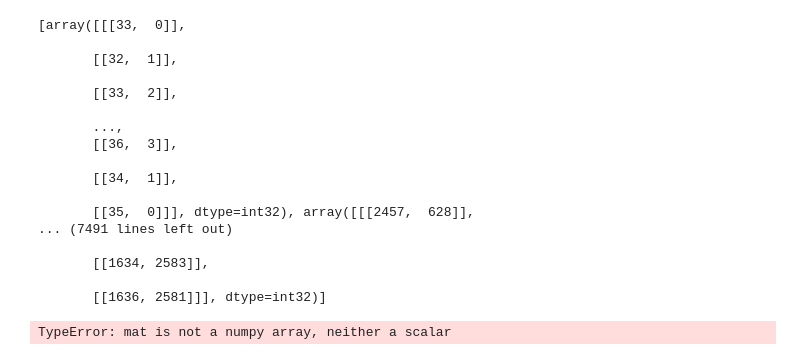
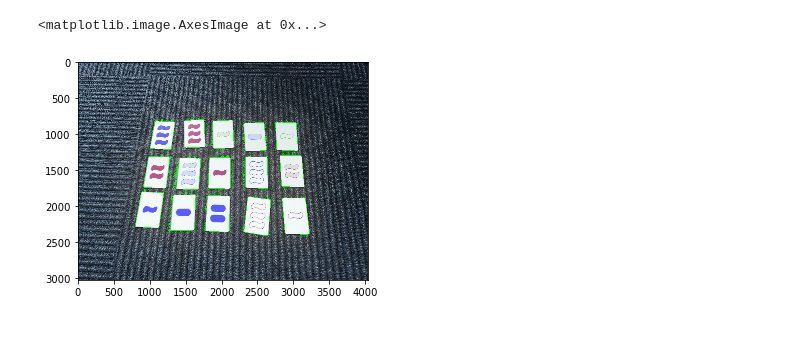
Before and after one commit to Anaisdg/OpenCV, a Jupyter notebook: Image Crop.ipynb, the cells around one changed output. Cells and saved outputs as stored; diff of their text form; code cells hidden in the pictures; blank space fills up the shorter version.

```diff
--- a/Image Crop.ipynb
+++ b/Image Crop.ipynb
@@ -76,27 +8,0 @@ ValueError: cannot reshape array of size 4 into shape (4,2)
-# %%
-img = cv2.imread('./IMG_1805.JPG',1)
-img2 = preprocess(img)
-img3 = getCards(img2)
-print(img3)
-cv2.imshow('image',img3)
-cv2.waitKey(0)
-cv2.destroyAllWindows()
-# %% [output]
-[array([[[33,  0]],
-
-       [[32,  1]],
-
-       [[33,  2]],
-
-       ...,
-       [[36,  3]],
-
-       [[34,  1]],
-
-       [[35,  0]]], dtype=int32), array([[[2457,  628]],
-... (7491 lines left out)
-
-       [[1634, 2583]],
-
-       [[1636, 2581]]], dtype=int32)]
-TypeError: mat is not a numpy array, neither a scalar
@@ -102,0 +71,7 @@ TypeError: mat is not a numpy array, neither a scalar
+# %%
+img = cv2.imread('./IMG_1797.JPG',1)
+new_img, contour = showcontour(img)
+plt.imshow(new_img)
+# %% [output]
+<matplotlib.image.AxesImage at 0x...>
+[figure, added]
```
Also changed, not shown: parts of 12 cells of this notebook, 50 other files.
